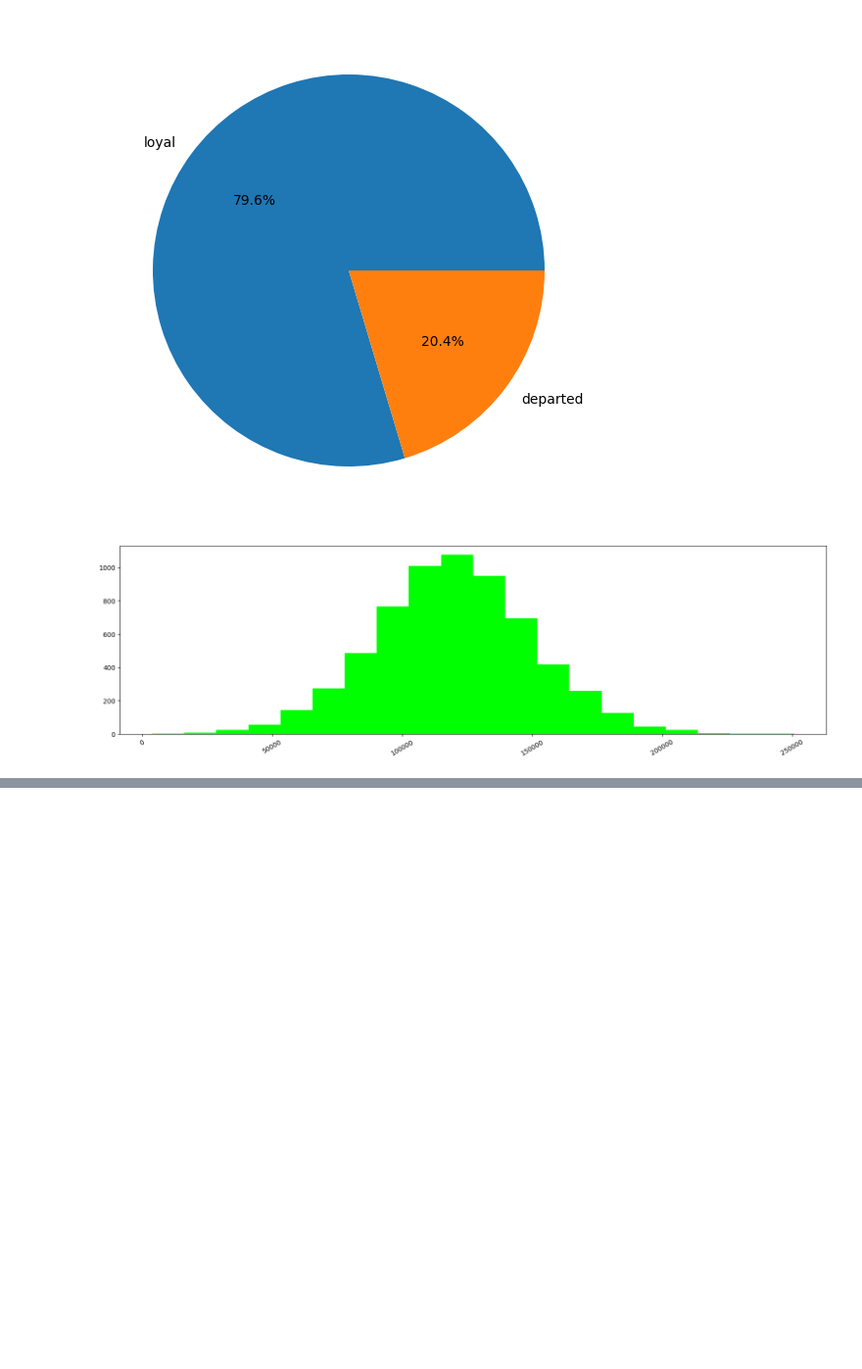
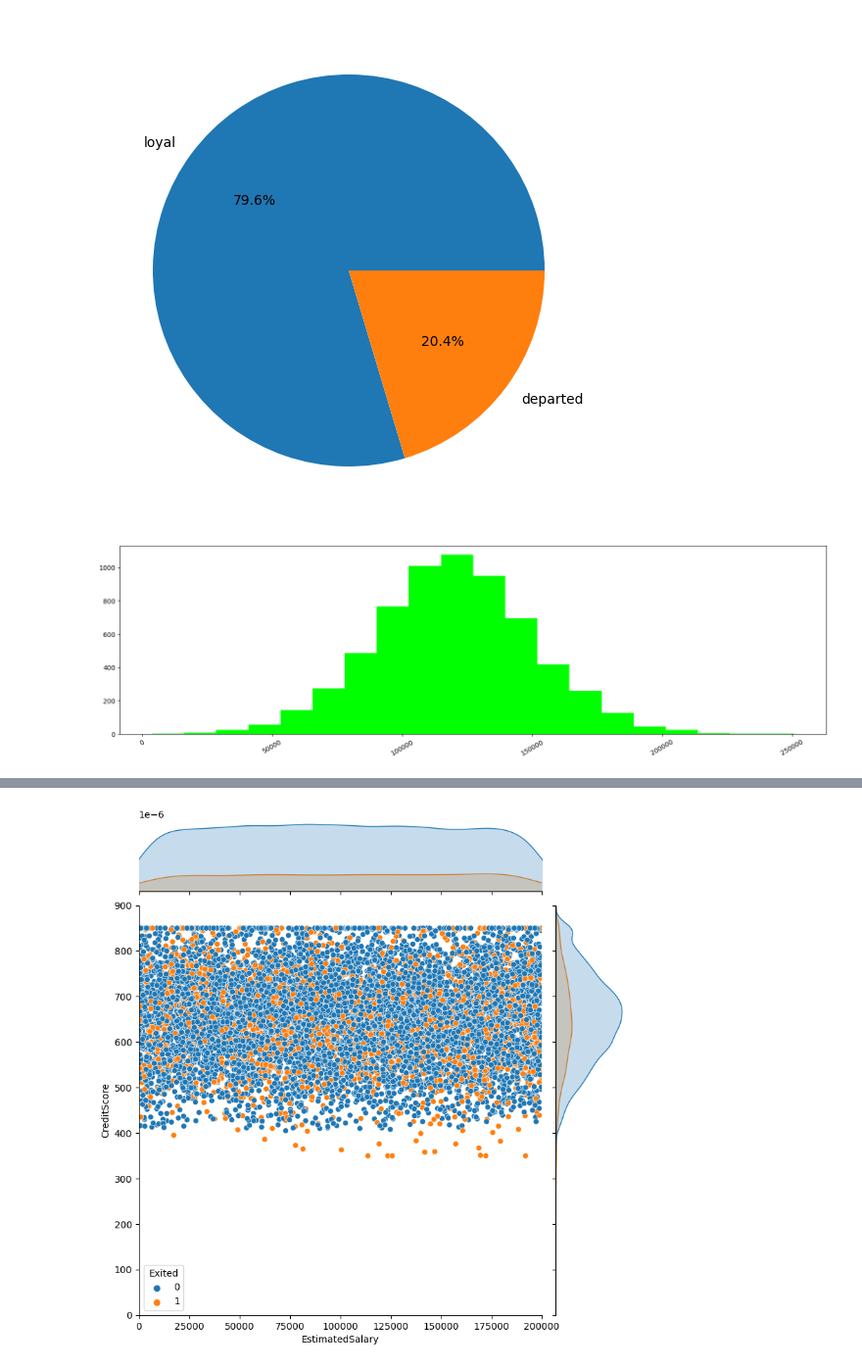
Before and after one commit to vasiloyk/svalka, a Jupyter notebook: 13.ipynb, the cells around one changed output, grey strips where cells are left out. Shown: that part at 98% size. Drawn from its saved outputs; the diff is of its cells as text; code cells hidden in the pictures; blank space fills up the shorter version.

```diff
--- a/13.ipynb
+++ b/13.ipynb
@@ -41,0 +99,13 @@ axes.xaxis.set_tick_params(rotation=30)
+# %%
+#print(churn_df['EstimatedSalary'].max())
+jointplot = sns.jointplot(
+    data=churn_df,
+    x='EstimatedSalary',
+    y='CreditScore',
+    hue='Exited',
+    xlim = (0, 200000),
+    ylim = (0, 900),
+    height=8,
+)
+# %% [output]
+[figure, added]
```
Also changed, not shown: parts of 10 cells of this notebook.
